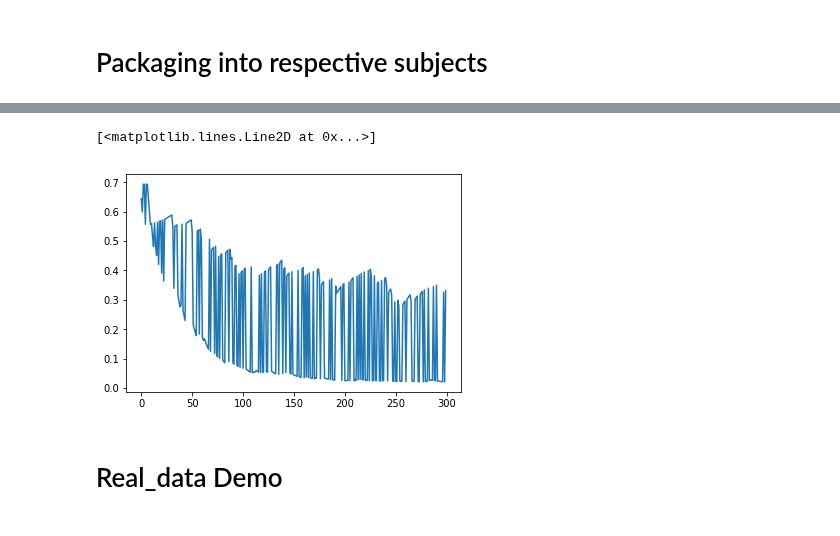
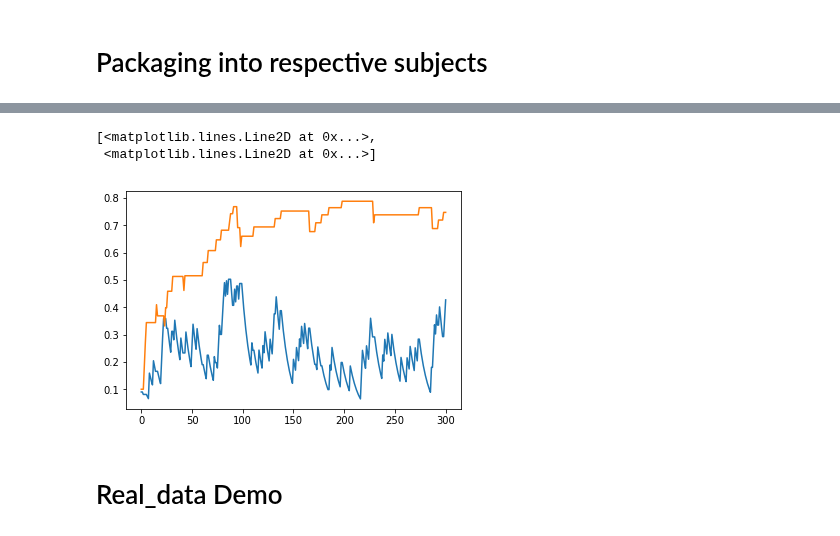
Before and after one commit to Maylibooyah69/RewardReversalPorject, a Jupyter notebook: Data_processing.ipynb, the cells around one changed output, grey strips where cells are left out. Cells and saved outputs as stored; diff of their text form; code cells hidden in the pictures.

```diff
--- a/Data_processing.ipynb
+++ b/Data_processing.ipynb
@@ -146,8 +142,12 @@ plt.plot(sim_rat.Qlog)
-# %%
-plt.plot(-np.log(sim_rat.lhLog))
-# %% [output]
-[<matplotlib.lines.Line2D at 0x...>]
-[figure, removed]
+# %%
+env=ToyQ2.toyQ_2choice()
+rat=Rat(None,0.1,0.1,5,init_Q=np.array([0.1,0.1]),sim=True)
+env,rat=train_rat(env,rat,300,sim=True)
+plt.plot(rat.Qlog)
+# %% [output]
+[<matplotlib.lines.Line2D at 0x...>,
+ <matplotlib.lines.Line2D at 0x...>]
+[figure, added]
 # %% [markdown]
 # Real_data Demo
 # %%
```
Also changed, not shown: parts of 6 cells of this notebook, 3 other files.
